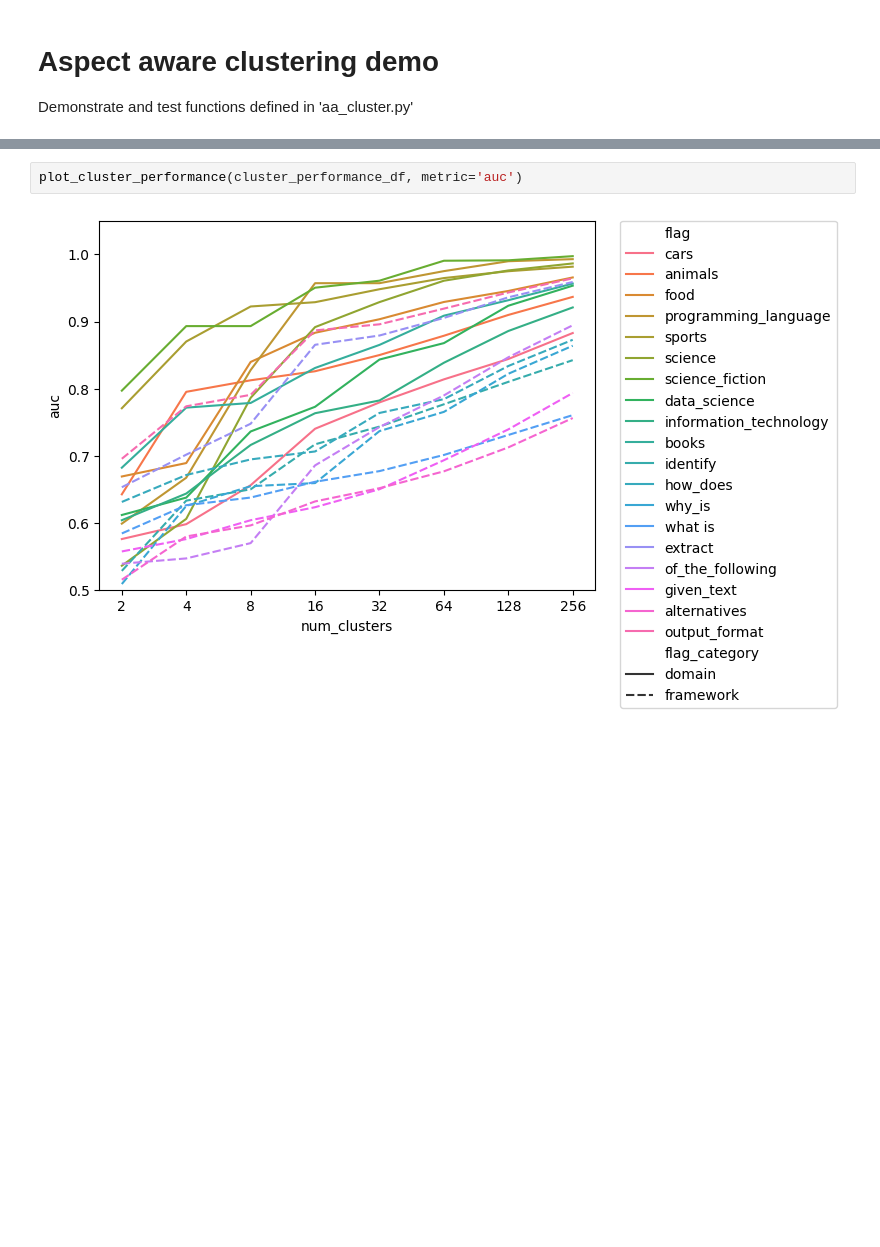
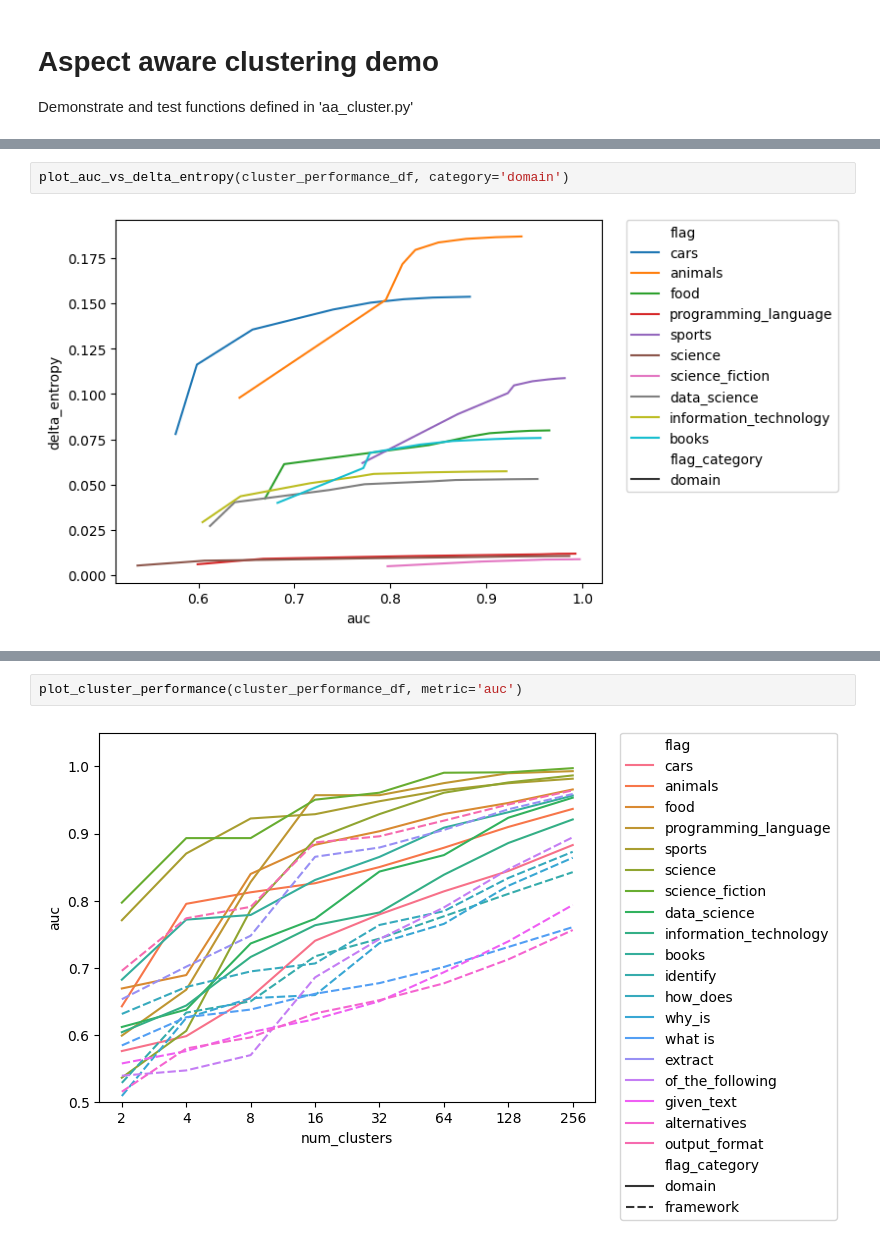
Before and after one commit to rmhorton/instruction_tuning, a Jupyter notebook: aa_cluster_demo.ipynb, the cells around one changed output, grey strips where cells are left out. Drawn from its saved outputs; the diff is of its cells as text; blank space fills up the shorter version.

```diff
--- a/aa_cluster_demo.ipynb
+++ b/aa_cluster_demo.ipynb
@@ -94,2 +128,6 @@ cluster_performance_df
+# %%
+plot_auc_vs_delta_entropy(cluster_performance_df, category='domain')
+# %% [output]
+[figure, added]
 # %%
 # In case you need the details on individual clusters, or if you want the table to plot an ROC curve:
```
Also changed, not shown: parts of 7 cells of this notebook, 2 other files.
